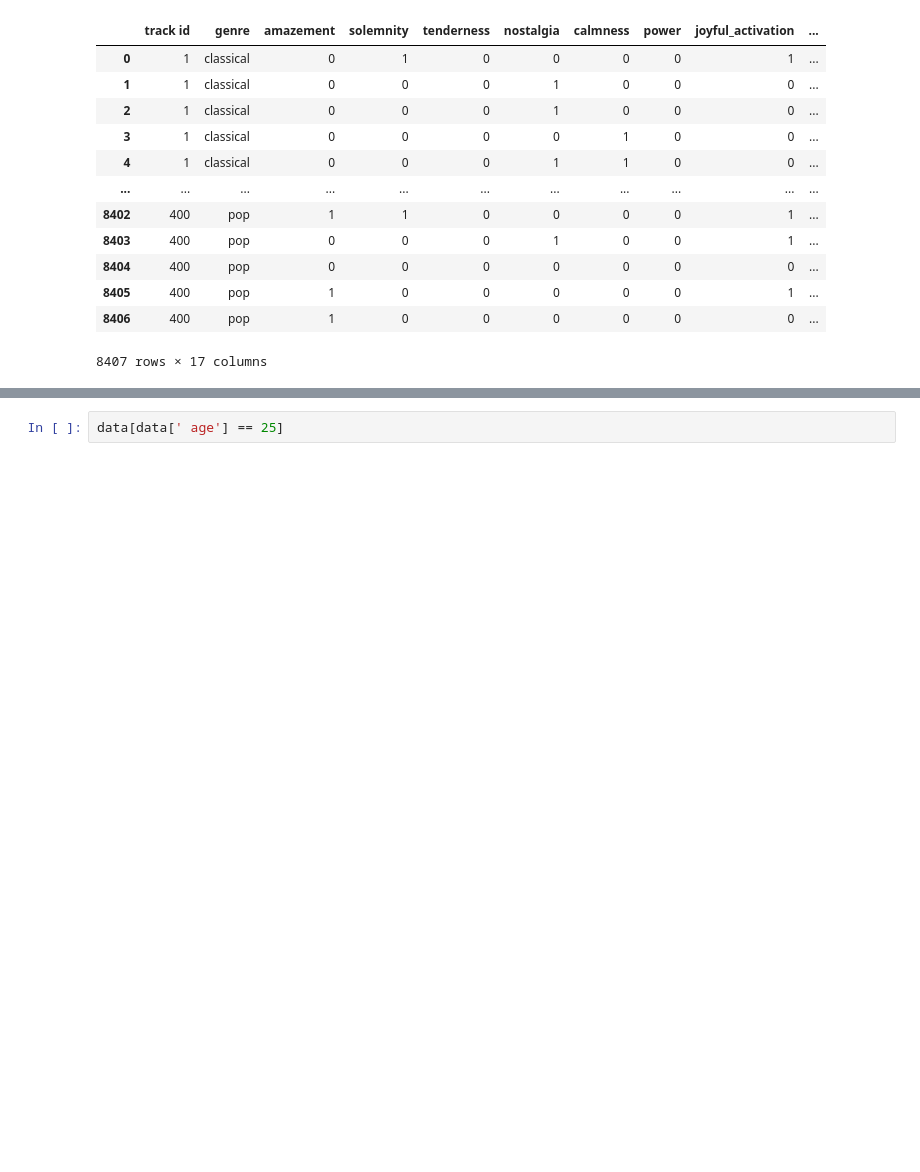
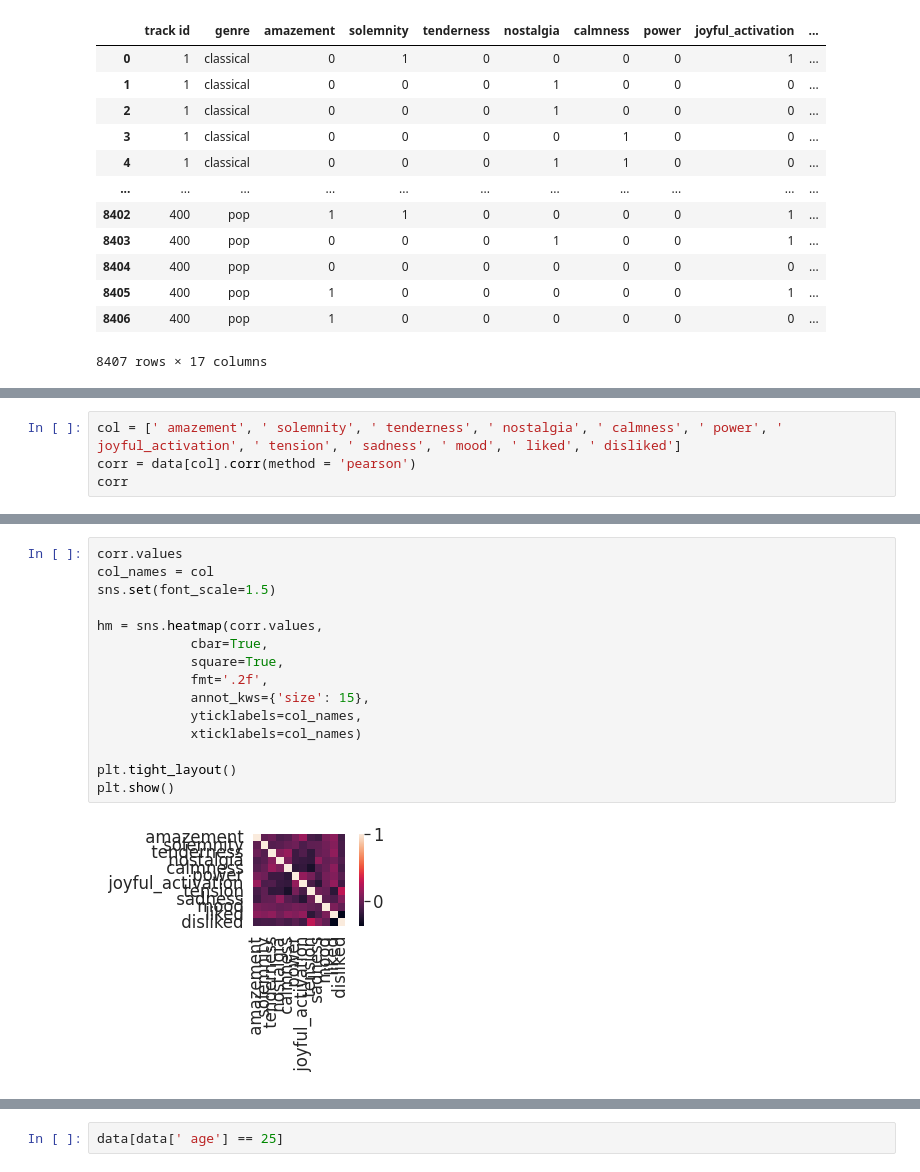
Before and after one commit to Sharp90/recommendation, a Jupyter notebook: induced_musical_emotion.ipynb, the cells around one changed output, grey strips where cells are left out. Drawn from its saved outputs; the diff is of its cells as text; blank space fills up the shorter version.

```diff
--- a/induced_musical_emotion.ipynb
+++ b/induced_musical_emotion.ipynb
@@ -35,0 +33,4 @@ np.min(a)
+# %%
+col = [' amazement', ' solemnity', ' tenderness', ' nostalgia', ' calmness', ' power', ' joyful_activation', ' tension', ' sadness', ' mood', ' liked', ' disliked']
+corr = data[col].corr(method = 'pearson')
+corr
@@ -35,0 +51,17 @@ np.min(a)
+# %%
+corr.values
+col_names = col
+sns.set(font_scale=1.5)
+
+hm = sns.heatmap(corr.values,
+            cbar=True,
+            square=True,
+            fmt='.2f',
+            annot_kws={'size': 15},
+            yticklabels=col_names,
+            xticklabels=col_names)
+
+plt.tight_layout()
+plt.show()
+# %% [output]
+[figure, added]
```
Also changed, not shown: parts of 6 cells of this notebook, 2 other files.
